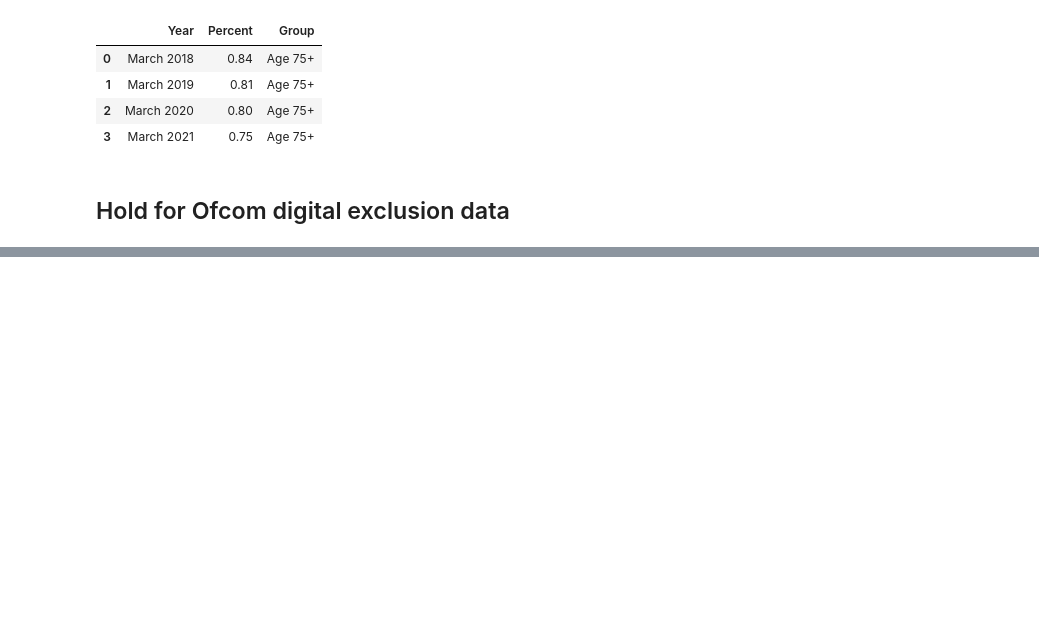
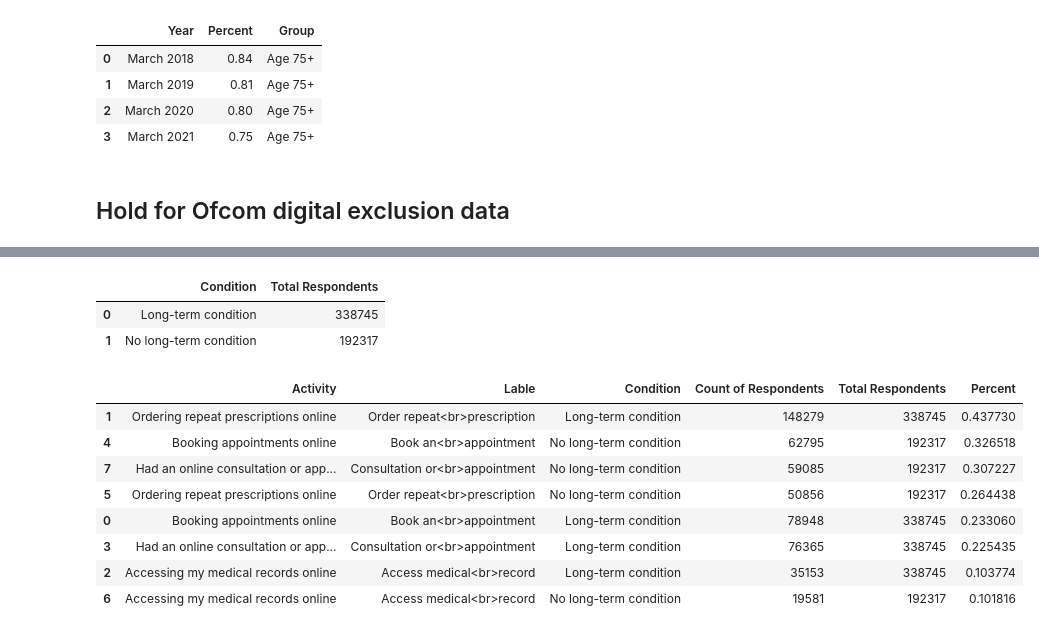
Before and after one commit to nhsx/digital-health-insights, a Jupyter notebook: Digital-Insights-2021-GP-Patient-Survey-2021-Analysis-Master.ipynb, the cells around one changed output, grey strips where cells are left out. Cells and saved outputs as stored; diff of their text form; code cells hidden in the pictures; blank space fills up the shorter version.

```diff
--- a/Digital-Insights-2021-GP-Patient-Survey-2021-Analysis-Master.ipynb
+++ b/Digital-Insights-2021-GP-Patient-Survey-2021-Analysis-Master.ipynb
@@ -566,3 +566,7 @@ html_str = '<b>Figure 1.</b> The proportion of survey respondents aged 75 and ov
 ## Hold for Ofcom digital exclusion data
 # %%
 ## What would promt you to go online chart
+# %%
+# Q3. Which of the following general practice online services have you used in the past 12 months?
+online_gp_services_LTC = pd.read_csv (r'data/GPPS_Long term health conditions 2021.csv', header = 0)
+online_gp_services_LTC
@@ -568,0 +585,29 @@ html_str = '<b>Figure 1.</b> The proportion of survey respondents aged 75 and ov
+# %%
+# remove those respondents that did not use any online service
+online_gp_services_LTC = online_gp_services_LTC[~online_gp_services_LTC['Activity'].str.contains("None of these")]
+
+# use groupby on age to get the total counts
+online_gp_services_total = online_gp_services_LTC.groupby('Condition').sum().reset_index()
+online_gp_services_total.rename(columns={'Count of Respondents': 'Total Respondents'}, inplace=True)
+online_gp_services_total
+# %% [output]
+|  | Condition | Total Respondents |
+| 0 | Long-term condition | 338745 |
+| 1 | No long-term condition | 192317 |
+# %%
+# merge the totals back to the df
+online_gp_services_LTC = pd.merge(online_gp_services_LTC, online_gp_services_total, on='Condition', how='left')
+# calculate percentages
+online_gp_services_LTC['Percent'] = online_gp_services_LTC['Count of Respondents']/online_gp_services_LTC['Total Respondents']
+online_gp_services_LTC = online_gp_services_LTC.sort_values(['Percent', 'Condition'], ascending=False)
+online_gp_services_LTC
+# %% [output]
+|  | Activity | Lable | Condition | Count of Respondents | Total Respondents | Percent |
+| 1 | Ordering repeat prescriptions online | Order repeat<br>prescription | Long-term condition | 148279 | 338745 | 0.437730 |
+| 4 | Booking appointments online | Book an<br>appointment | No long-term condition | 62795 | 192317 | 0.326518 |
+| 7 | Had an online consultation or app... | Consultation or<br>appointment | No long-term condition | 59085 | 192317 | 0.307227 |
+| 5 | Ordering repeat prescriptions online | Order repeat<br>prescription | No long-term condition | 50856 | 192317 | 0.264438 |
+| 0 | Booking appointments online | Book an<br>appointment | Long-term condition | 78948 | 338745 | 0.233060 |
+| 3 | Had an online consultation or app... | Consultation or<br>appointment | Long-term condition | 76365 | 338745 | 0.225435 |
+| 2 | Accessing my medical records online | Access medical<br>record | Long-term condition | 35153 | 338745 | 0.103774 |
+| 6 | Accessing my medical records online | Access medical<br>record | No long-term condition | 19581 | 192317 | 0.101816 |
```
Also changed, not shown: parts of 4 cells of this notebook, 2 other files.
